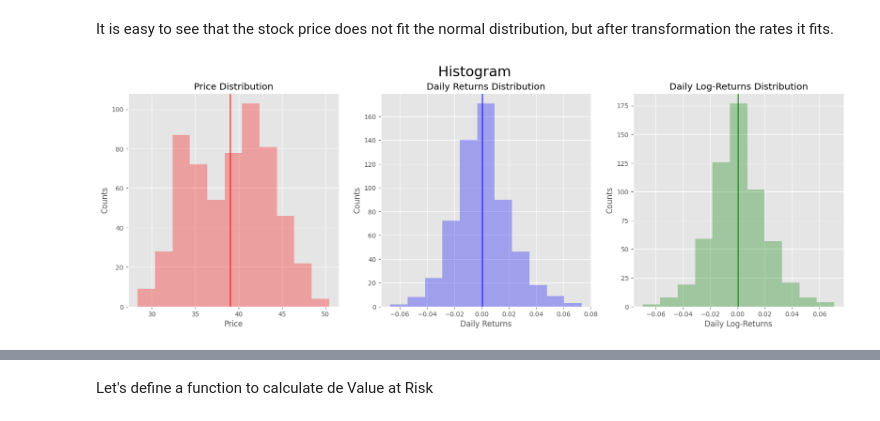
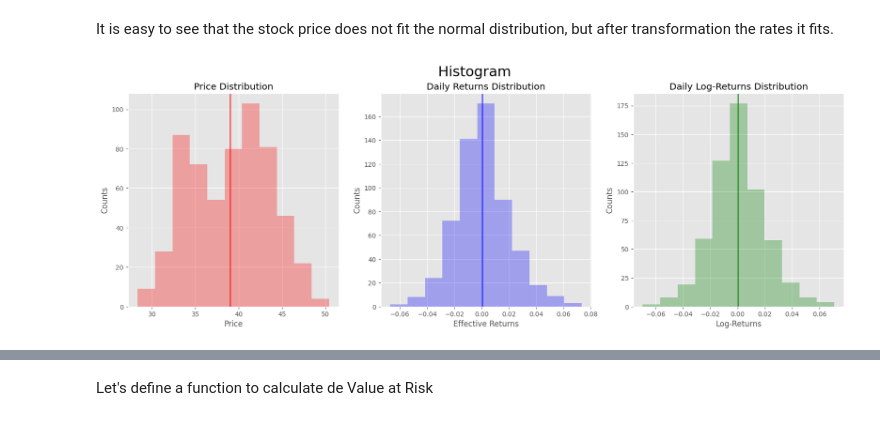
Before and after one commit to IsraelFPM/Risk-Analysis, a Jupyter notebook: ValueAtRisk.ipynb, the cells around one changed output, grey strips where cells are left out. Saved outputs shown, nothing was run; the diff lists cells and outputs as text; code cells hidden in the pictures.

```diff
--- a/ValueAtRisk.ipynb
+++ b/ValueAtRisk.ipynb
@@ -115,32 +116,32 @@ It is easy to see that the stock price does not fit the normal distribution, but
 # %%
 Price = data_series['ELET3'].values
 Daily_return = data_series['ELET3'].pct_change().values[1::]
 Daily_log_return = np.log(data_series['ELET3']/data_series['ELET3'].shift(1)).values[1::]
 
 
 fig, axs = plt.subplots(1,3,figsize = (20,6))
 
 plt.suptitle('Histogram',fontsize = 22)
 axs[0].hist(Price, bins = 'sturges', alpha = 0.3,color = 'red')
 axs[0].axvline(Price.mean(),color = 'red')
 axs[0].set_xlabel('Price')
 axs[0].set_ylabel('Counts')
 axs[0].set_title('Price Distribution')
 
 ##
 axs[1].hist(Daily_return, bins = 'sturges', alpha = 0.3,color = 'blue')
 axs[1].axvline(Daily_return.mean(),color = 'blue')
-axs[1].set_xlabel('Daily Returns')
+axs[1].set_xlabel('Effective Returns')
 axs[1].set_ylabel('Counts')
 axs[1].set_title('Daily Returns Distribution')
 
 ##
 axs[2].hist(Daily_log_return, bins = 'sturges', alpha = 0.3,color = 'green')
 axs[2].axvline(Daily_log_return.mean(),color = 'green')
-axs[2].set_xlabel('Daily Log-Returns')
+axs[2].set_xlabel('Log-Returns')
 axs[2].set_ylabel('Counts')
 axs[2].set_title('Daily Log-Returns Distribution')
 
 plt.show()
 # %% [output]
-[figure, old version]
+[figure, new version]
```
Also changed, not shown: parts of 18 cells of this notebook.
